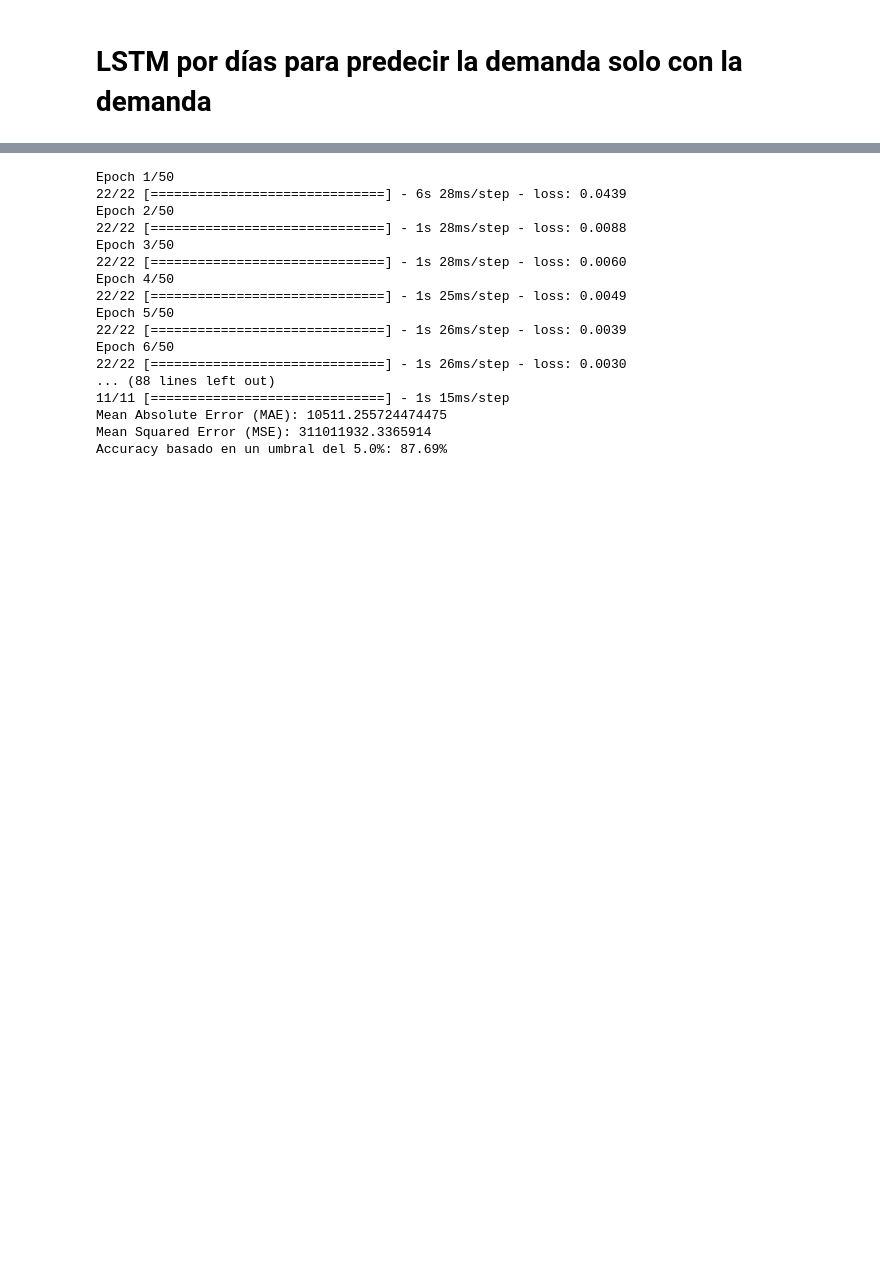
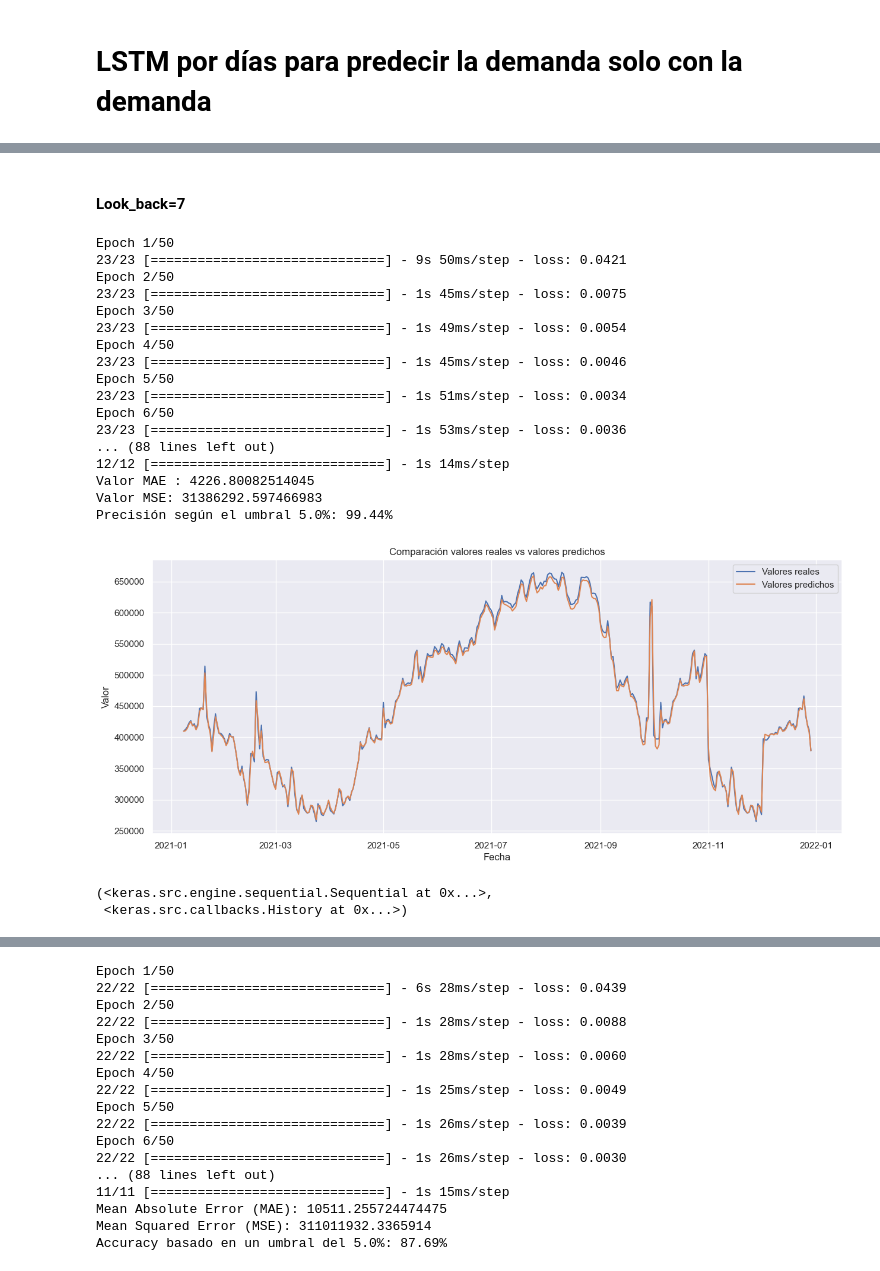
Before and after one commit to Josdelser/Prosumer-TFM, a Jupyter notebook: MLE-ProsumerFinal.ipynb, the cells around one changed output, grey strips where cells are left out. Saved outputs shown, nothing was run; the diff lists cells and outputs as text; code cells hidden in the pictures; blank space fills up the shorter version.

```diff
--- a/MLE-ProsumerFinal.ipynb
+++ b/MLE-ProsumerFinal.ipynb
@@ -1579,0 +1693,25 @@ parametrizaciones(dataset, 7, config2)
+# %% [markdown]
+#### Look_back=7
+# %%
+LSTMDemandaDiasSoloDemanda(datasetDemandaDias, 7, config2)
+# %% [output]
+Epoch 1/50
+23/23 [==============================] - 9s 50ms/step - loss: 0.0421
+Epoch 2/50
+23/23 [==============================] - 1s 45ms/step - loss: 0.0075
+Epoch 3/50
+23/23 [==============================] - 1s 49ms/step - loss: 0.0054
+Epoch 4/50
+23/23 [==============================] - 1s 45ms/step - loss: 0.0046
+Epoch 5/50
+23/23 [==============================] - 1s 51ms/step - loss: 0.0034
+Epoch 6/50
+23/23 [==============================] - 1s 53ms/step - loss: 0.0036
+... (88 lines left out)
+12/12 [==============================] - 1s 14ms/step
+Valor MAE : 4226.80082514045
+Valor MSE: 31386292.597466983
+Precisión según el umbral 5.0%: 99.44%
+[figure, added]
+(<keras.src.engine.sequential.Sequential at 0x...>,
+ <keras.src.callbacks.History at 0x...>)
```
Also changed, not shown: parts of 9 cells of this notebook.
